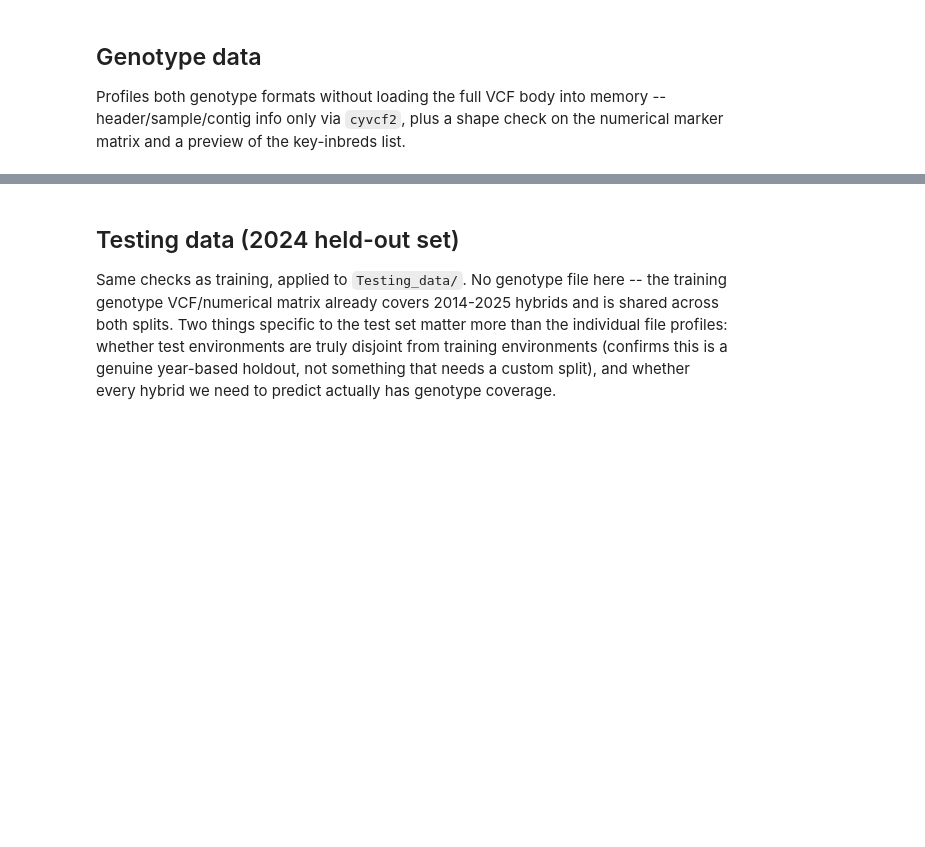
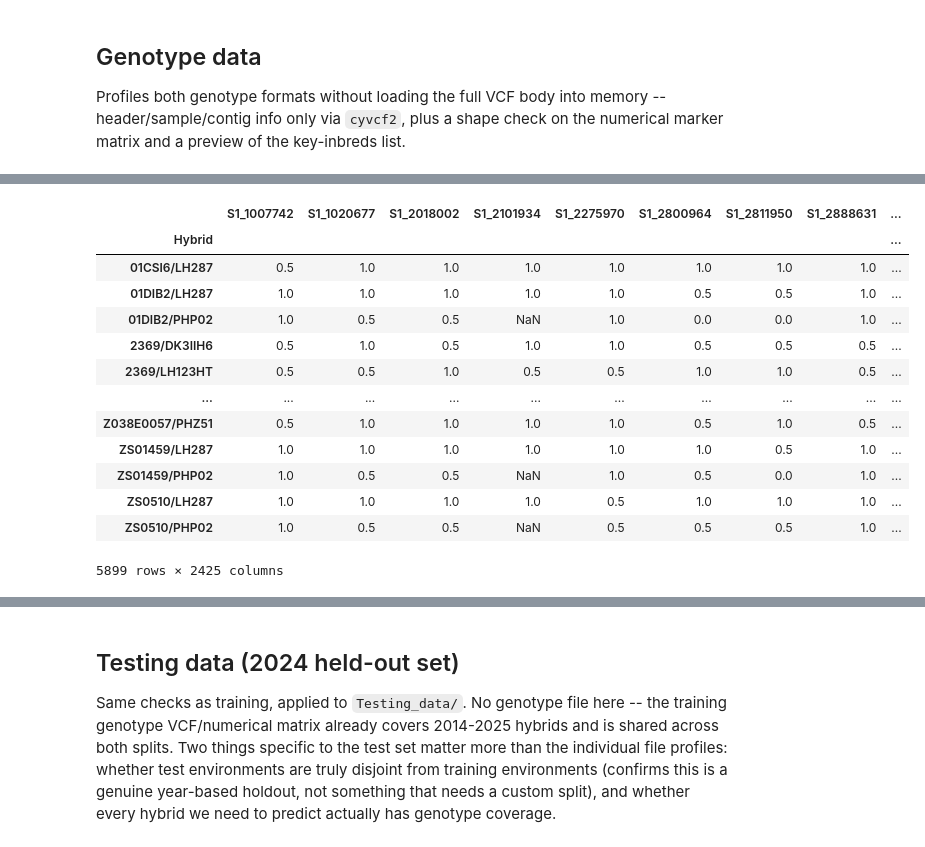
Before and after one commit to fshokor/g2f, a Jupyter notebook: notebooks/00_data_setup_and_exploration.ipynb, the cells around one changed output, grey strips where cells are left out. Cells and saved outputs as stored; diff of their text form; code cells hidden in the pictures; blank space fills up the shorter version.

```diff
--- a/notebooks/00_data_setup_and_exploration.ipynb
+++ b/notebooks/00_data_setup_and_exploration.ipynb
@@ -233,3 +416,20 @@ else:
+# %%
+geno_num
+# %% [output]
+|  | S1_1007742 | S1_1020677 | S1_2018002 | S1_2101934 | S1_2275970 | S1_2800964 | S1_2811950 | S1_2888631 | ... |
+| Hybrid |  |  |  |  |  |  |  |  | ... |
+| 01CSI6/LH287 | 0.5 | 1.0 | 1.0 | 1.0 | 1.0 | 1.0 | 1.0 | 1.0 | ... |
+| 01DIB2/LH287 | 1.0 | 1.0 | 1.0 | 1.0 | 1.0 | 0.5 | 0.5 | 1.0 | ... |
+| 01DIB2/PHP02 | 1.0 | 0.5 | 0.5 | NaN | 1.0 | 0.0 | 0.0 | 1.0 | ... |
+| 2369/DK3IIH6 | 0.5 | 1.0 | 0.5 | 1.0 | 1.0 | 0.5 | 0.5 | 0.5 | ... |
+| 2369/LH123HT | 0.5 | 0.5 | 1.0 | 0.5 | 0.5 | 1.0 | 1.0 | 0.5 | ... |
+| ... | ... | ... | ... | ... | ... | ... | ... | ... | ... |
+| Z038E0057/PHZ51 | 0.5 | 1.0 | 1.0 | 1.0 | 1.0 | 0.5 | 1.0 | 0.5 | ... |
+| ZS01459/LH287 | 1.0 | 1.0 | 1.0 | 1.0 | 1.0 | 1.0 | 0.5 | 1.0 | ... |
+| ZS01459/PHP02 | 1.0 | 0.5 | 0.5 | NaN | 1.0 | 0.5 | 0.0 | 1.0 | ... |
+| ZS0510/LH287 | 1.0 | 1.0 | 1.0 | 1.0 | 0.5 | 1.0 | 1.0 | 1.0 | ... |
+| ZS0510/PHP02 | 1.0 | 0.5 | 0.5 | NaN | 0.5 | 0.5 | 0.5 | 1.0 | ... |
+5899 rows × 2425 columns
 # %%
 key_inbreds_status = status_df[status_df['key'] == 'key_inbreds'].iloc[0]['status']
 
```
Also changed, not shown: parts of 17 cells of this notebook, 1 other file.
